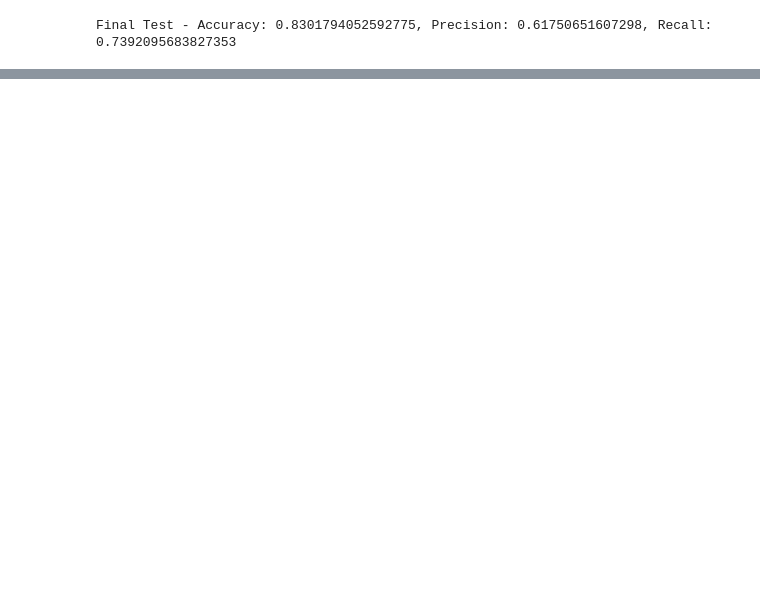
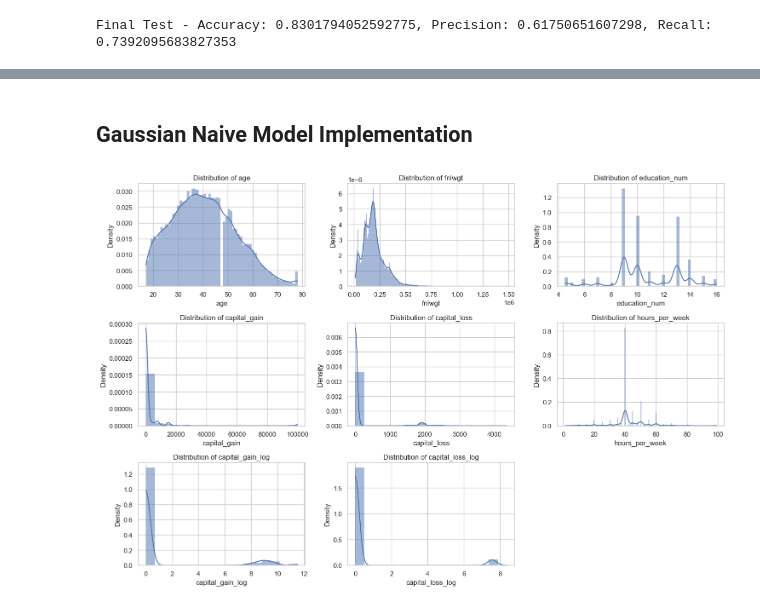
Before and after one commit to ShubhamPandya98/Statistical-Learning-Project, a Jupyter notebook: Income_Analysis.ipynb, the cells around one changed output, grey strips where cells are left out. Saved outputs shown, nothing was run; the diff lists cells and outputs as text; code cells hidden in the pictures; blank space fills up the shorter version.

Commit message:
with naive baiyes

```diff
--- a/Income_Analysis.ipynb
+++ b/Income_Analysis.ipynb
@@ -642,7 +665,3 @@ final_accuracy, final_precision, final_recall = model.evaluate(X_final_test, y_f
 print(f"Final Test - Accuracy: {final_accuracy}, Precision: {final_precision}, Recall: {final_recall}")
 # %% [output]
 Final Test - Accuracy: 0.8301794052592775, Precision: 0.61750651607298, Recall: 0.7392095683827353
-# %%
-X = encoded_data_df.drop('income', axis=1).values
-y = encoded_data_df['income'].values
-X_train, X_test, y_train, y_test = train_test_split(X, y, test_size=0.2, random_state=42)
@@ -1048,4 +667,0 @@ class RandomForest:
-# %%
-X = encoded_data_df.drop('income', axis=1).values
-y = encoded_data_df['income'].values
-X_train, X_test, y_train, y_test = train_test_split(X, y, test_size=0.2, random_state=42)
@@ -1066,0 +711,5 @@ Final Test - Accuracy: 0.8301794052592775, Precision: 0.61750651607298, Recall:
+# %% [markdown]
+## Gaussian Naive Model Implementation
+# %%
+data_df_gnb = data_df
+test_df_gnb = test_df
@@ -1066,0 +724,22 @@ Final Test - Accuracy: 0.8301794052592775, Precision: 0.61750651607298, Recall:
+# %%
+def prepare_and_visualize(data):
+    plt.figure(figsize=(15, 10))
+    numeric_features = data.select_dtypes(include=['int64', 'float64']).columns
+    for i, feature in enumerate(numeric_features, 1):
+        plt.subplot(3, 3, i)
+        sns.histplot(data[feature], kde=True, element='step', stat="density", linewidth=0)
+        plt.title(f'Distribution of {feature}')
+    plt.tight_layout()
+    plt.show()
+
+    features = data.select_dtypes(include=['int64', 'float64']).columns.drop(['capital_gain', 'capital_loss'])
+    X = data[features]
+    y = data['income'].apply(lambda x: 1 if x.strip() == '>50K' else 0)
+    scaler = StandardScaler()
+    X_norm = scaler.fit_transform(X)
+    return X_norm, y, scaler
+# %%
+X_train_norm, y_train, scaler = prepare_and_visualize(data_df_gnb)
+X_train, X_val, y_train, y_val = train_test_split(X_train_norm, y_train, test_size=0.3, random_state=1)
+# %% [output]
+[figure, added]
```
Also changed, not shown: parts of 28 cells of this notebook.
